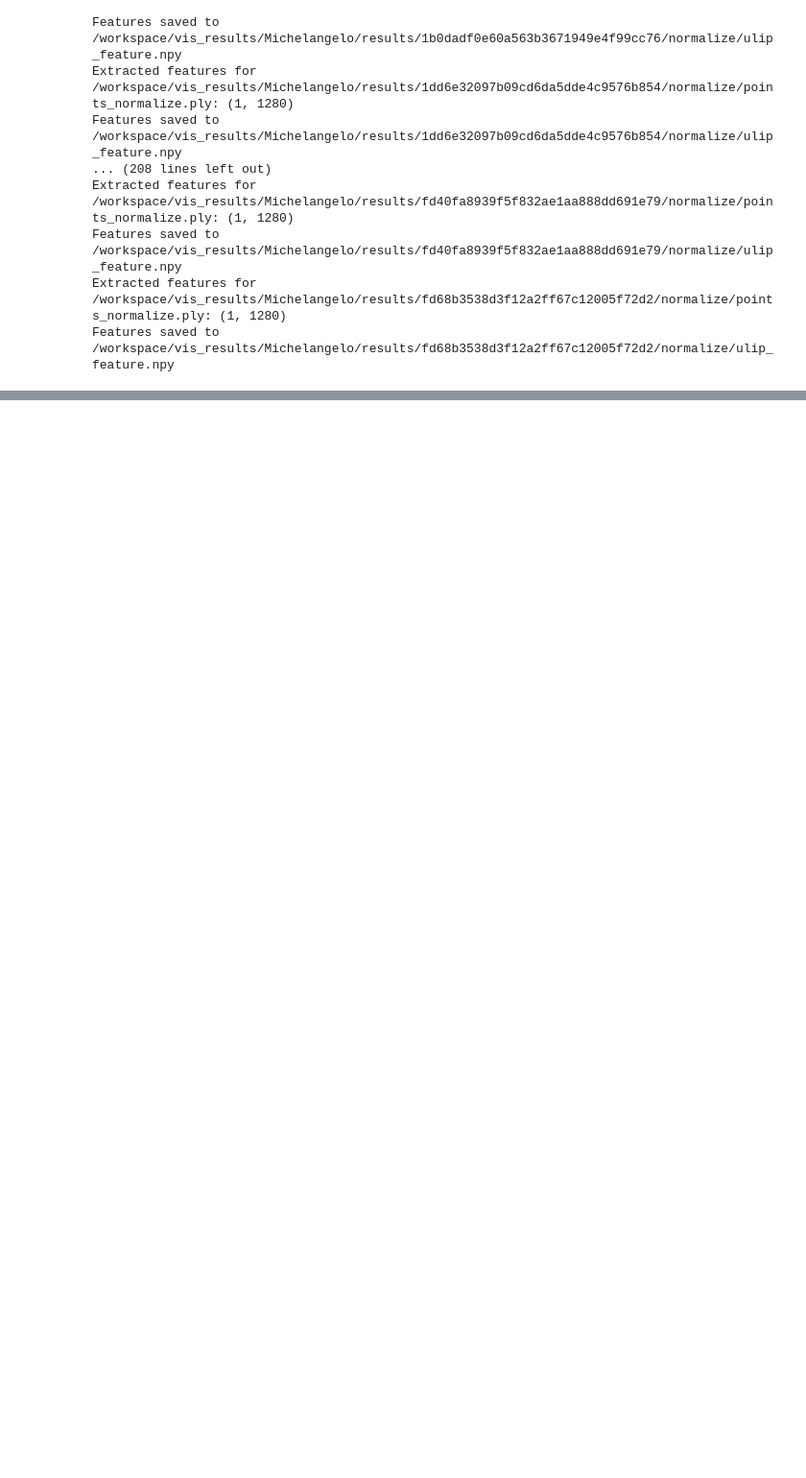
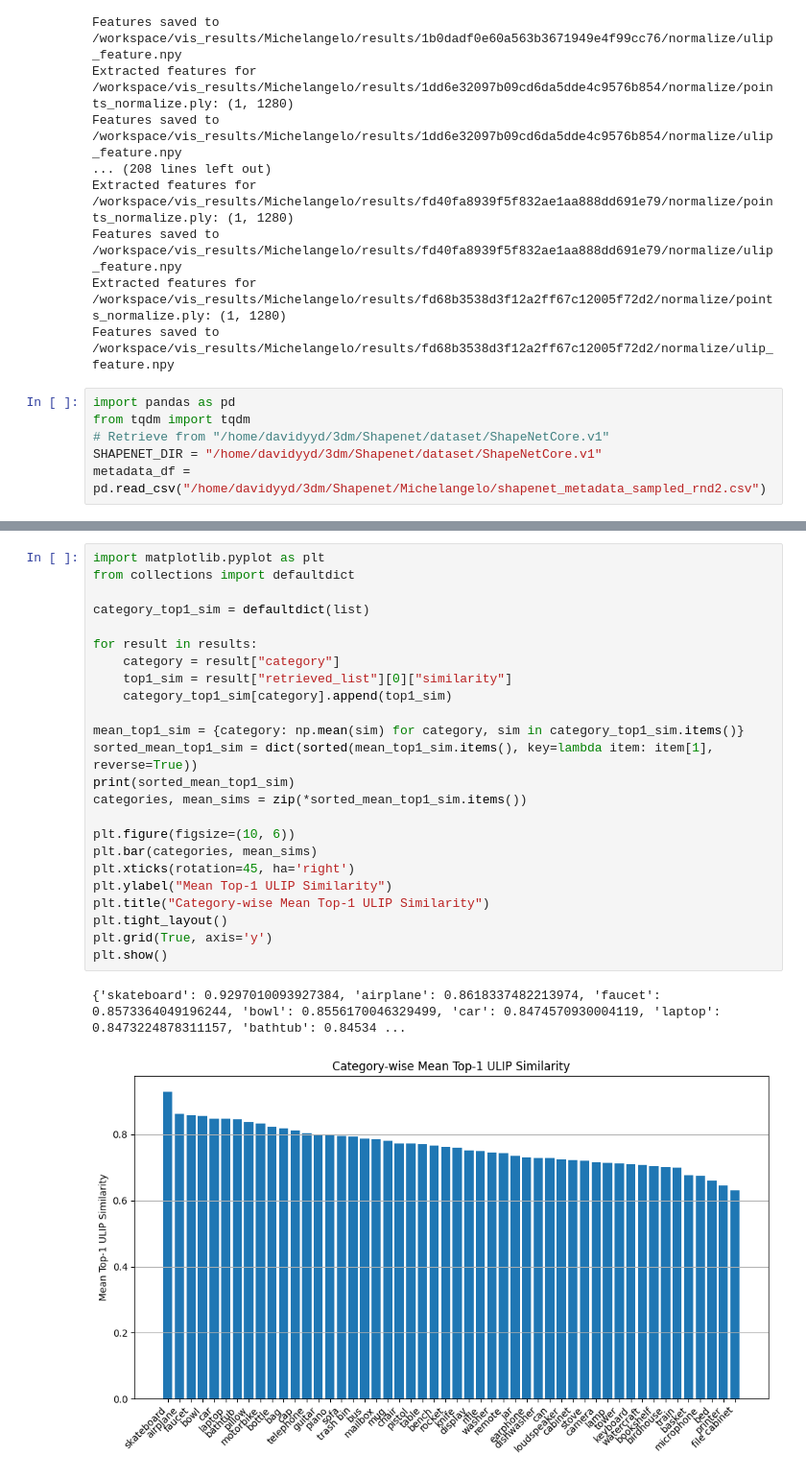
Before and after one commit to URRealHero/ULIP-2, a Jupyter notebook: encoder_features.ipynb, the cells around one changed output, grey strips where cells are left out. Shown at 96% size. Saved outputs shown, nothing was run; the diff lists cells and outputs as text; blank space fills up the shorter version.

Commit message:
Ulip Last

```diff
--- a/encoder_features.ipynb
+++ b/encoder_features.ipynb
@@ -226,3 +262,9 @@ Extracted features for /workspace/vis_results/Michelangelo/results/fd40fa8939f5f
 Features saved to /workspace/vis_results/Michelangelo/results/fd40fa8939f5f832ae1aa888dd691e79/normalize/ulip_feature.npy
 Extracted features for /workspace/vis_results/Michelangelo/results/fd68b3538d3f12a2ff67c12005f72d2/normalize/points_normalize.ply: (1, 1280)
 Features saved to /workspace/vis_results/Michelangelo/results/fd68b3538d3f12a2ff67c12005f72d2/normalize/ulip_feature.npy
+# %%
+import pandas as pd
+from tqdm import tqdm
+# Retrieve from "/home/davidyyd/3dm/Shapenet/dataset/ShapeNetCore.v1"
+SHAPENET_DIR = "/home/davidyyd/3dm/Shapenet/dataset/ShapeNetCore.v1"
+metadata_df = pd.read_csv("/home/davidyyd/3dm/Shapenet/Michelangelo/shapenet_metadata_sampled_rnd2.csv")
@@ -228,0 +378,27 @@ Features saved to /workspace/vis_results/Michelangelo/results/fd68b3538d3f12a2ff
+# %%
+import matplotlib.pyplot as plt
+from collections import defaultdict
+
+category_top1_sim = defaultdict(list)
+
+for result in results:
+    category = result["category"]
+    top1_sim = result["retrieved_list"][0]["similarity"]
+    category_top1_sim[category].append(top1_sim)
+
+mean_top1_sim = {category: np.mean(sim) for category, sim in category_top1_sim.items()}
+sorted_mean_top1_sim = dict(sorted(mean_top1_sim.items(), key=lambda item: item[1], reverse=True))
+print(sorted_mean_top1_sim)
+categories, mean_sims = zip(*sorted_mean_top1_sim.items())
+
+plt.figure(figsize=(10, 6))
+plt.bar(categories, mean_sims)
+plt.xticks(rotation=45, ha='right')
+plt.ylabel("Mean Top-1 ULIP Similarity")
+plt.title("Category-wise Mean Top-1 ULIP Similarity")
+plt.tight_layout()
+plt.grid(True, axis='y')
+plt.show()
+# %% [output]
+{'skateboard': 0.9297010093927384, 'airplane': 0.8618337482213974, 'faucet': 0.8573364049196244, 'bowl': 0.8556170046329499, 'car': 0.8474570930004119, 'laptop': 0.8473224878311157, 'bathtub': 0.84534 ...
+[figure, added]
```
Also changed, not shown: parts of 11 cells of this notebook, 2 other files.
